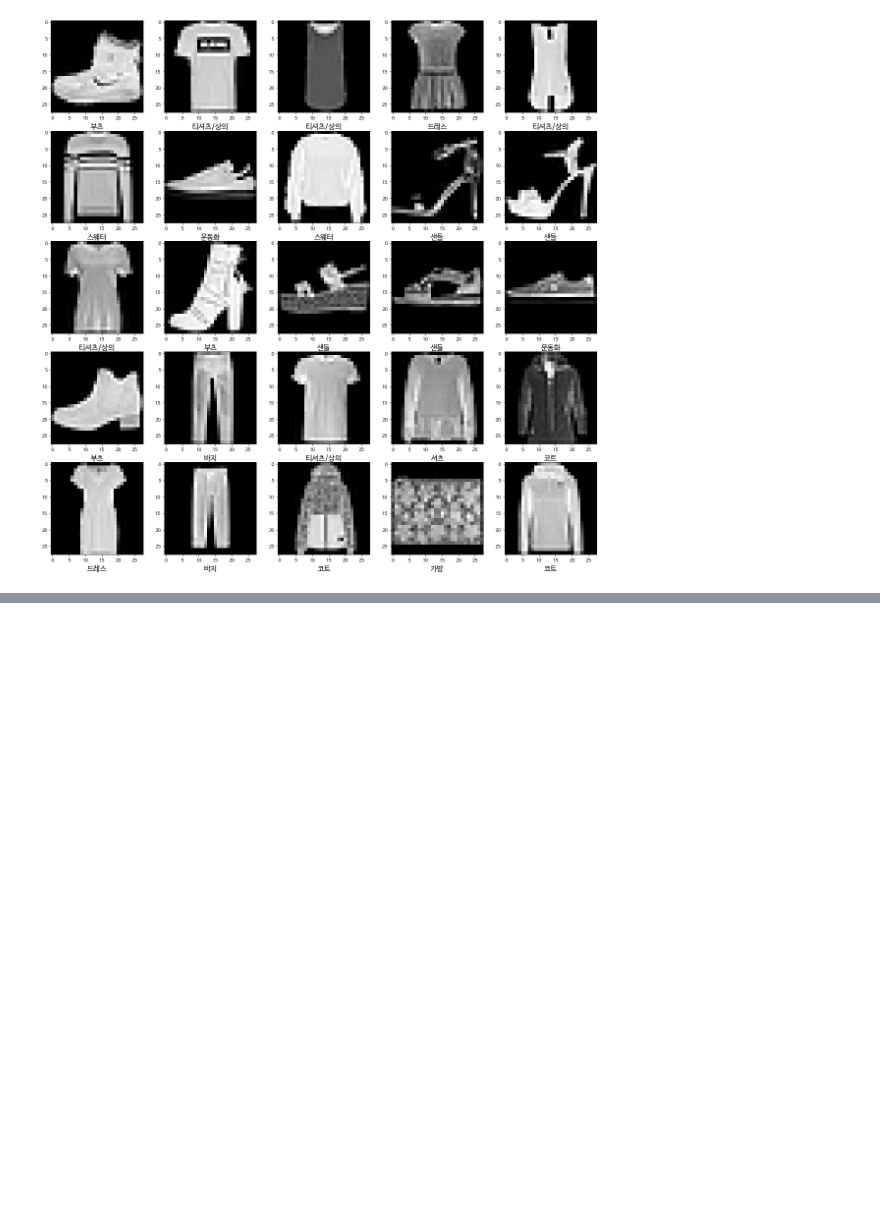
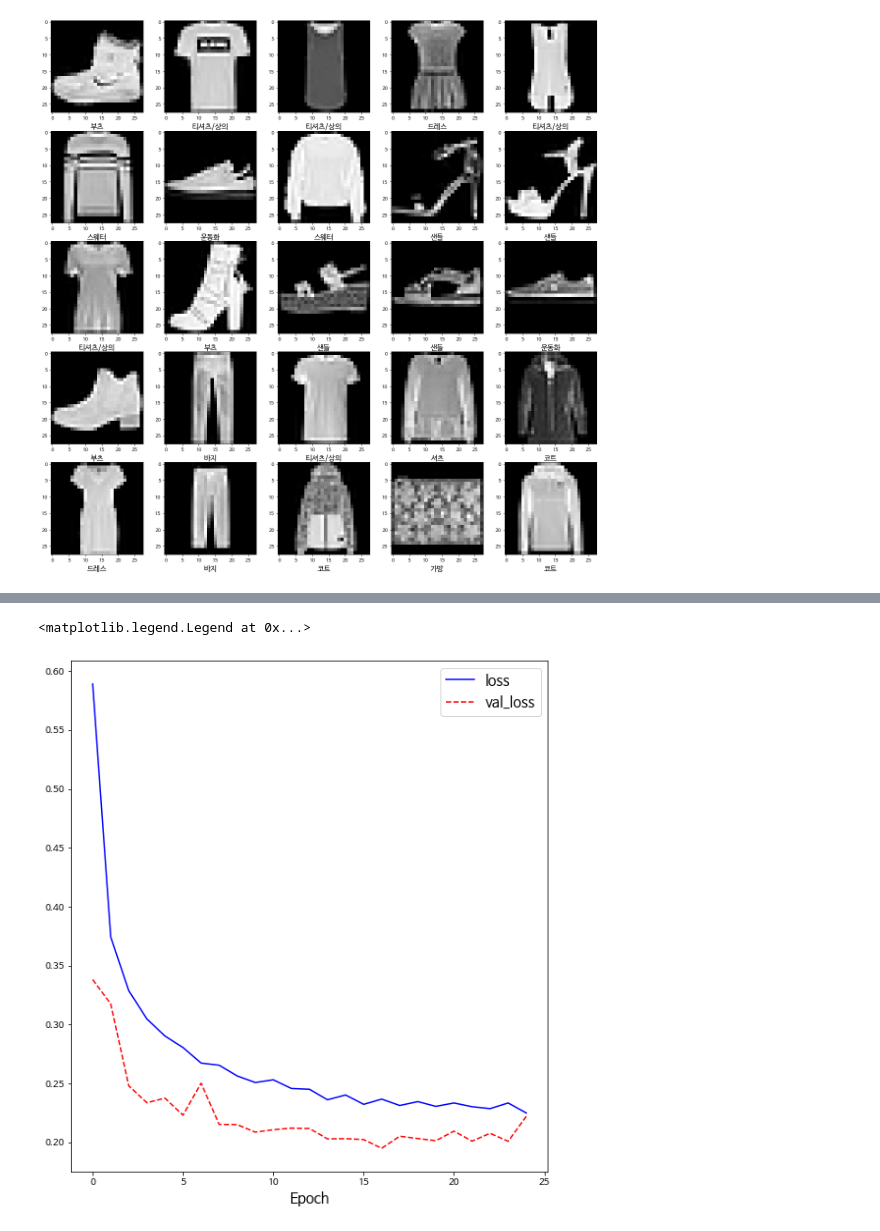
Before and after one commit to rubinkim/TENSORFLOW_2023, a Jupyter notebook: Fashion_MNIST_VGGNet.ipynb, the cells around one changed output, grey strips where cells are left out. Saved outputs shown, nothing was run; the diff lists cells and outputs as text; code cells hidden in the pictures; blank space fills up the shorter version.

Commit message:
VGG-7 Model graph

```diff
--- a/Fashion_MNIST_VGGNet.ipynb
+++ b/Fashion_MNIST_VGGNet.ipynb
@@ -120,0 +137,17 @@ Epoch 1/25
+# %%
+## train data와 test data의 loss와 accuracy 그래프 그리기
+import matplotlib.pyplot as plt
+plt.figure(figsize=(20, 10))
+
+plt.subplot(1,2,1)
+plt.plot(history.history['loss'], 'b-', label='loss')
+plt.plot(history.history['val_loss'], 'r--', label='val_loss')
+plt.xlabel('Epoch', size=15)
+plt.legend(fontsize=15)
+
+plt.subplot(1,2,2)
+plt.plot(history.history['accuracy'], 'b-', label='accuracy')
+plt.plot(history.history['val_accuracy'], 'r--')
+# %% [output]
+<matplotlib.legend.Legend at 0x...>
+[figure, added]
```
Also changed, not shown: parts of 2 cells of this notebook.
